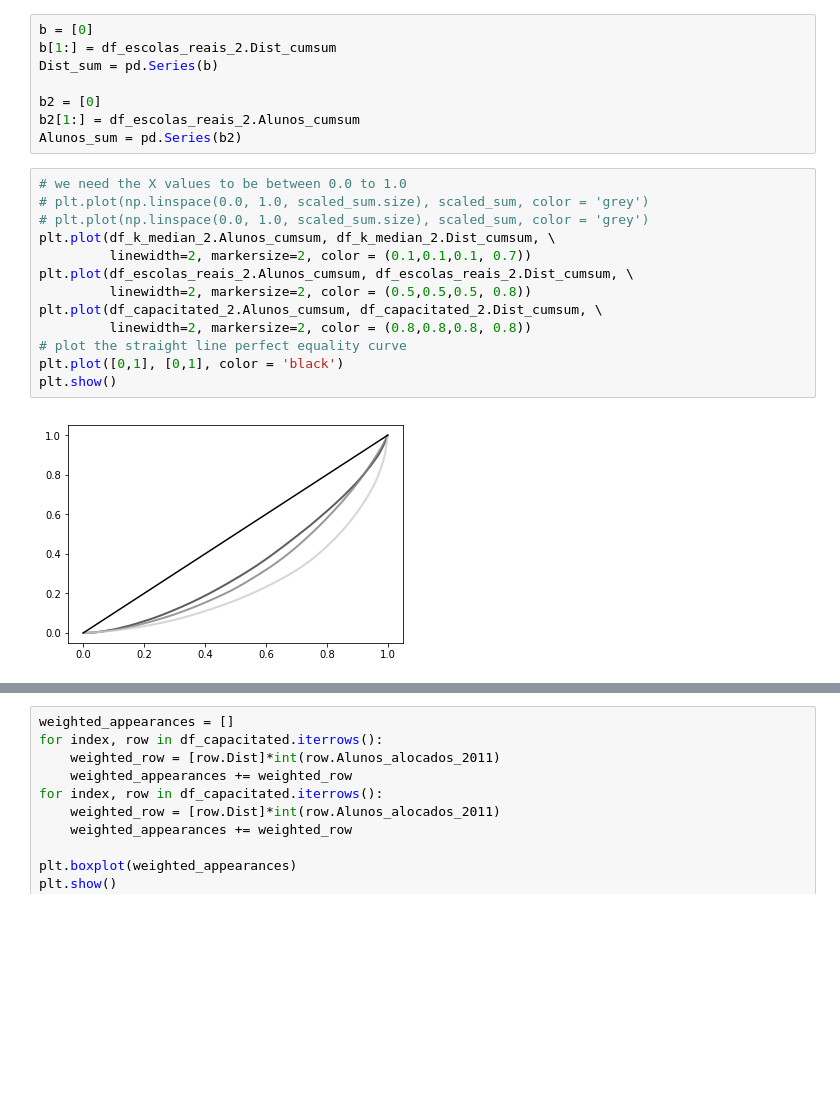
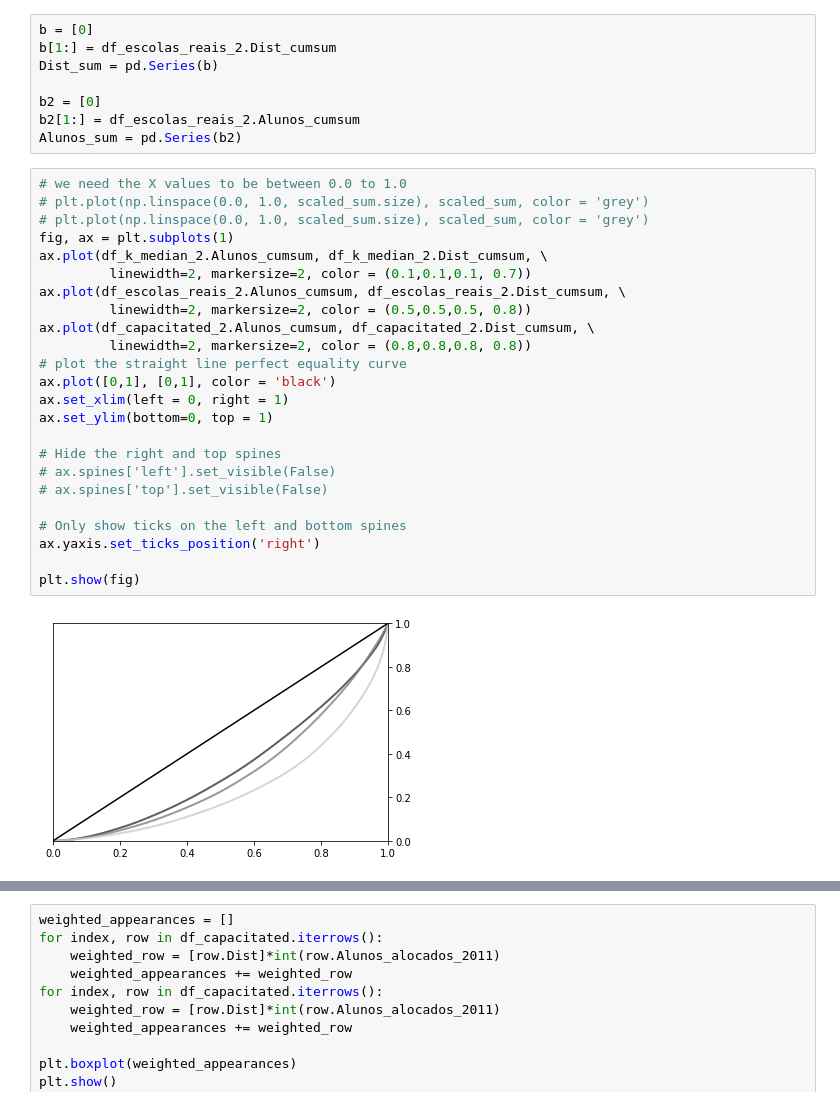
Before and after one commit to joaodolobo/Gini_coefficients, a Jupyter notebook: Gini_coefficients.ipynb, the cells around one changed output, grey strips where cells are left out. Drawn from its saved outputs; the diff is of its cells as text; blank space fills up the shorter version.

```diff
--- a/Gini_coefficients.ipynb
+++ b/Gini_coefficients.ipynb
@@ -61,17 +61,28 @@ Alunos_sum = pd.Series(b2)
 # %%
 # we need the X values to be between 0.0 to 1.0
 # plt.plot(np.linspace(0.0, 1.0, scaled_sum.size), scaled_sum, color = 'grey')
 # plt.plot(np.linspace(0.0, 1.0, scaled_sum.size), scaled_sum, color = 'grey')
-plt.plot(df_k_median_2.Alunos_cumsum, df_k_median_2.Dist_cumsum, \
+fig, ax = plt.subplots(1)
+ax.plot(df_k_median_2.Alunos_cumsum, df_k_median_2.Dist_cumsum, \
          linewidth=2, markersize=2, color = (0.1,0.1,0.1, 0.7))
-plt.plot(df_escolas_reais_2.Alunos_cumsum, df_escolas_reais_2.Dist_cumsum, \
+ax.plot(df_escolas_reais_2.Alunos_cumsum, df_escolas_reais_2.Dist_cumsum, \
          linewidth=2, markersize=2, color = (0.5,0.5,0.5, 0.8))
-plt.plot(df_capacitated_2.Alunos_cumsum, df_capacitated_2.Dist_cumsum, \
+ax.plot(df_capacitated_2.Alunos_cumsum, df_capacitated_2.Dist_cumsum, \
          linewidth=2, markersize=2, color = (0.8,0.8,0.8, 0.8))
 # plot the straight line perfect equality curve
-plt.plot([0,1], [0,1], color = 'black')
-plt.show()
+ax.plot([0,1], [0,1], color = 'black')
+ax.set_xlim(left = 0, right = 1)
+ax.set_ylim(bottom=0, top = 1)
+
+# Hide the right and top spines
+# ax.spines['left'].set_visible(False)
+# ax.spines['top'].set_visible(False)
+
+# Only show ticks on the left and bottom spines
+ax.yaxis.set_ticks_position('right')
+
+plt.show(fig)
 # %% [output]
-[figure, old version]
+[figure, new version]
 # %%
 df_capacitated.head()
```
Also changed, not shown: parts of 3 cells of this notebook, 3 other files.
